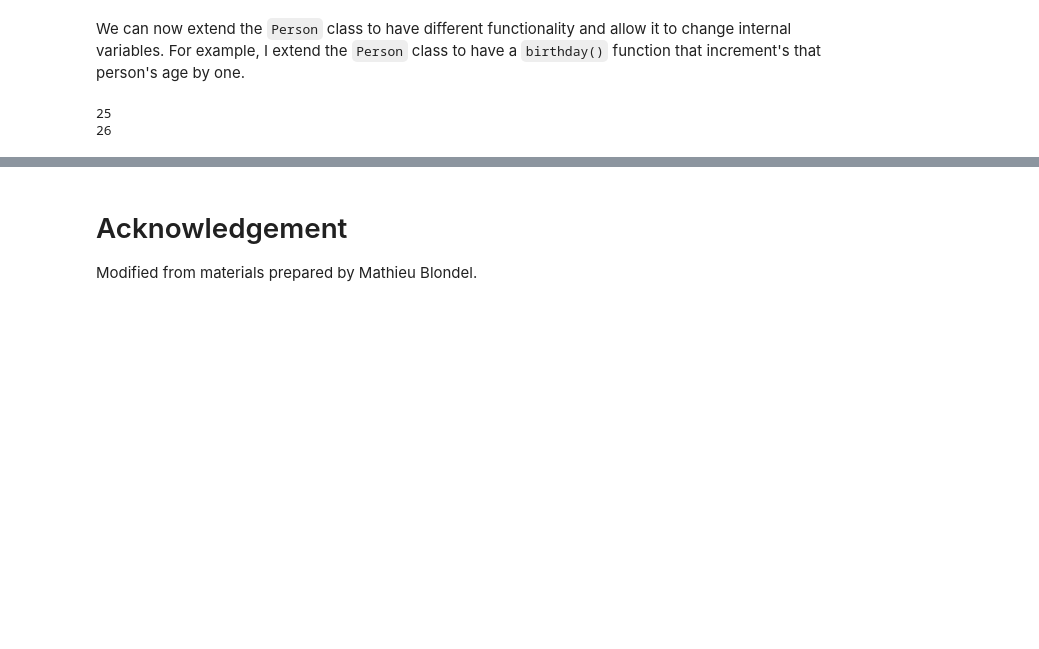
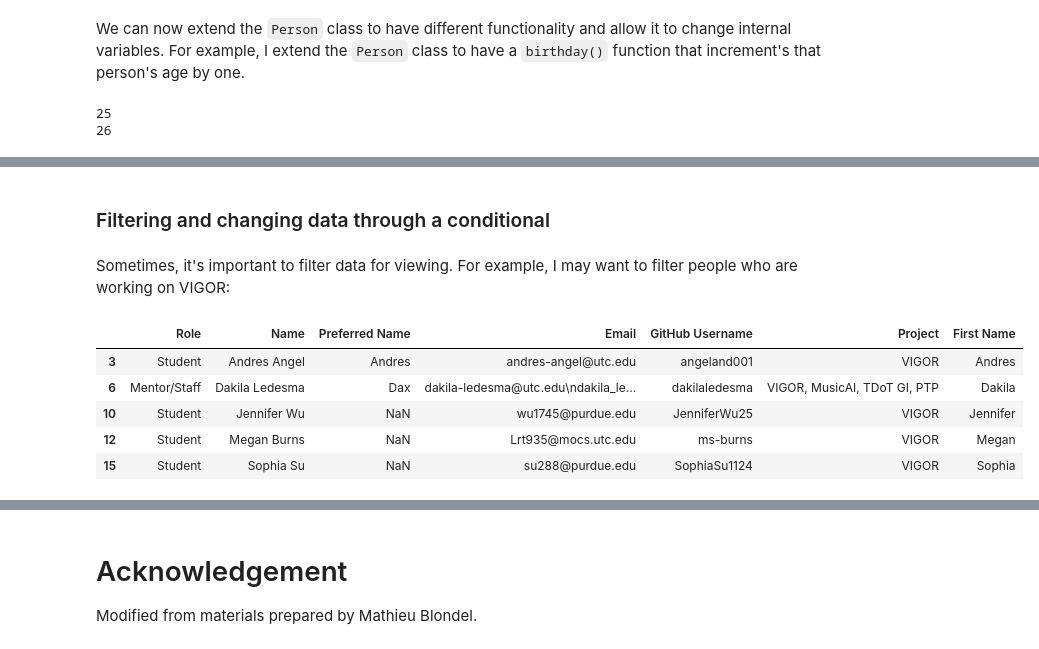
Before and after one commit to networked-intelligence-lab/materials, a Jupyter notebook: training/python/python-basics.ipynb, the cells around one changed output, grey strips where cells are left out. Cells and saved outputs as stored; diff of their text form; code cells hidden in the pictures; blank space fills up the shorter version.

```diff
--- a/training/python/python-basics.ipynb
+++ b/training/python/python-basics.ipynb
@@ -261,0 +474,14 @@ print(mentor.age)
+# %% [markdown]
+### Filtering and changing data through a conditional
+# %% [markdown]
+Sometimes, it's important to filter data for viewing. For example, I may want to filter people who are working on VIGOR:
+# %%
+vigor_students_df = summer_df[summer_df["Project"].astype(str).str.contains('VIGOR')]
+display(vigor_students_df)
+# %% [output]
+|  | Role | Name | Preferred Name | Email | GitHub Username | Project | First Name |
+| 3 | Student | Andres Angel | Andres | andres-angel@utc.edu | angeland001 | VIGOR | Andres |
+| 6 | Mentor/Staff | Dakila Ledesma | Dax | dakila-ledesma@utc.edu\ndakila_le... | dakilaledesma | VIGOR, MusicAI, TDoT GI, PTP | Dakila |
+| 10 | Student | Jennifer Wu | NaN | wu1745@purdue.edu | JenniferWu25 | VIGOR | Jennifer |
+| 12 | Student | Megan Burns | NaN | Lrt935@mocs.utc.edu | ms-burns | VIGOR | Megan |
+| 15 | Student | Sophia Su | NaN | su288@purdue.edu | SophiaSu1124 | VIGOR | Sophia |
```
Also changed, not shown: parts of 32 cells of this notebook.
